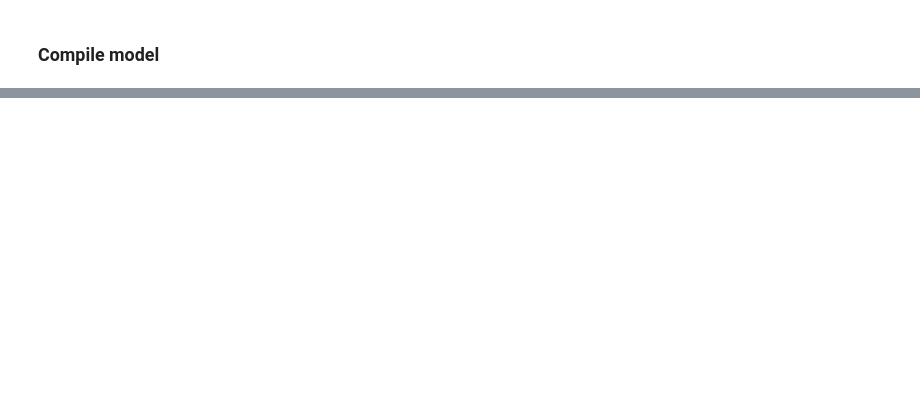
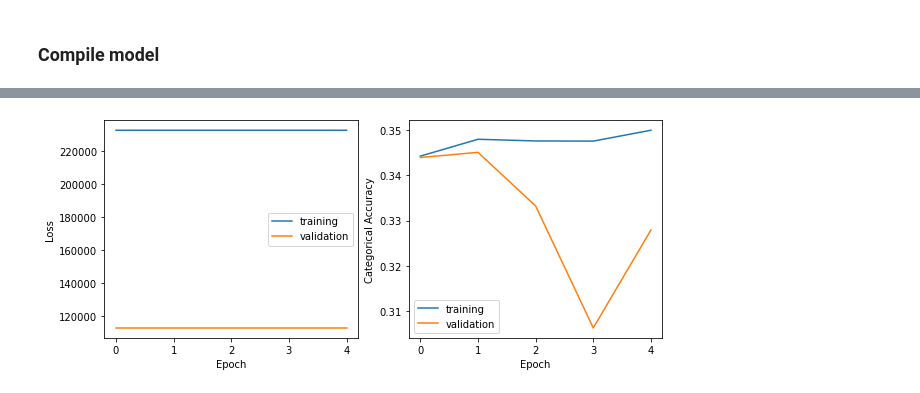
Before and after one commit to emilylach/SolarNN, a Jupyter notebook: DenseNN.ipynb, the cells around one changed output, grey strips where cells are left out. Drawn from its saved outputs; the diff is of its cells as text; code cells hidden in the pictures; blank space fills up the shorter version.

```diff
--- a/DenseNN.ipynb
+++ b/DenseNN.ipynb
@@ -35,22 +99,12 @@ pipeline.ytrain[0].shape
 # %%
-# There are 17 columns and there needs to be at least two hours of data input which means input shape of [180, 17]
-input_layer = keras.layers.Input(shape=(pipeline.xtrain[0].shape))
+# First we start with an input layer
+input_layer = keras.layers.Input(shape=(pipeline.xtrain[0].shape,)) # size per sample, equal to number of features
 
+# Dropout may be useful for hidden layers if the number of hidden nodes is large
+# Let's apply dropout to the input layer. (If Dropout(0), Dropout isn't being used)
+layers = keras.layers.Dropout(0.004)(input_layer)
 
-# First we start with an input layer
-# input_layer = Input(shape=Xtrain[0].shape) # size per sample, equal to number of features
-
-# Let's apply dropout to the input layer. (If Dropout(0), Dropout isn't being used)
-layers = keras.layers.Dropout(0)(input_layer)
-
-# Now let's add a few layers. We are going to do two layers with 5 nodes each.
-# Each uses the 'relu' activation function and randomizes the initial weights/biases
-# Dropout may be useful for hidden layers if the number of hidden nodes is large
-# If Dropout(0), Dropout isn't being used.
-
-SEED = 26
-
-layers = keras.layers.Dense(10, activation='relu',
+layers = keras.layers.Dense(100, activation='relu',
                bias_initializer=tf.keras.initializers.RandomNormal(seed=SEED),
                kernel_initializer=tf.keras.initializers.RandomNormal(seed=SEED))(layers)
 
@@ -97,2 +175,2 @@ model.compile(loss=keras.losses.MeanSquaredError(),
 # %%
-history = model.fit(pipeline.xtrain, pipeline.ytrain, epochs=30, validation_data=[pipeline.xval, pipeline.yval])
+history = model.fit(pipeline.xtrain, pipeline.ytrain, epochs=5, validation_data=[pipeline.xval, pipeline.yval])
@@ -98,0 +188,18 @@ history = model.fit(pipeline.xtrain, pipeline.ytrain, epochs=30, validation_data
+# %%
+# Let's plot the change in loss and accuracy
+
+fig, axs = plt.subplots(1, 2, figsize = (10,4))
+
+axs[0].plot(history.history['loss'], label='training')
+axs[0].plot(history.history['val_loss'], label='validation')
+axs[0].set_xlabel('Epoch')
+axs[0].set_ylabel('Loss')
+axs[0].legend()
+
+axs[1].plot(history.history['accuracy'], label='training')
+axs[1].plot(history.history['val_accuracy'], label='validation')
+axs[1].set_xlabel('Epoch')
+axs[1].set_ylabel('Categorical Accuracy')
+axs[1].legend();
+# %% [output]
+[figure, added]
```
Also changed, not shown: parts of 16 cells of this notebook, 4 other files.
